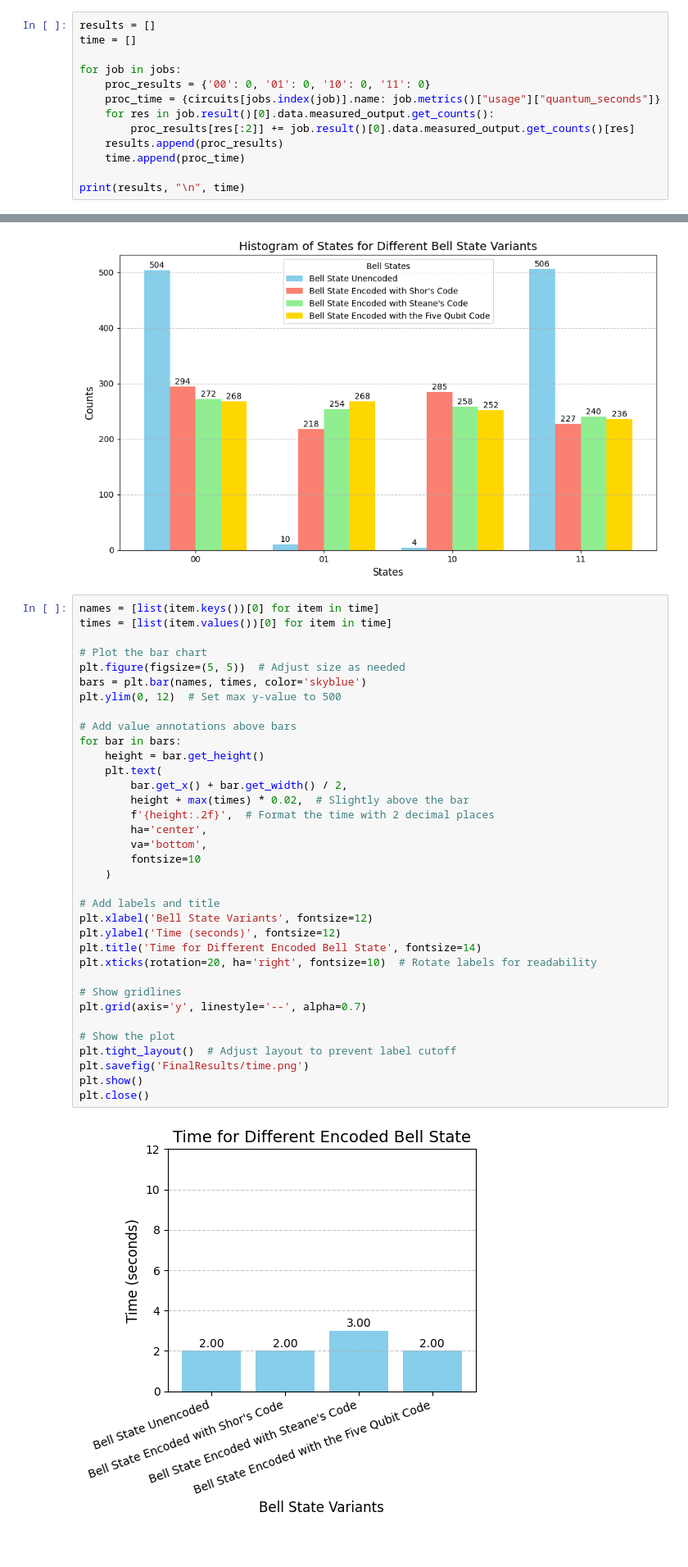
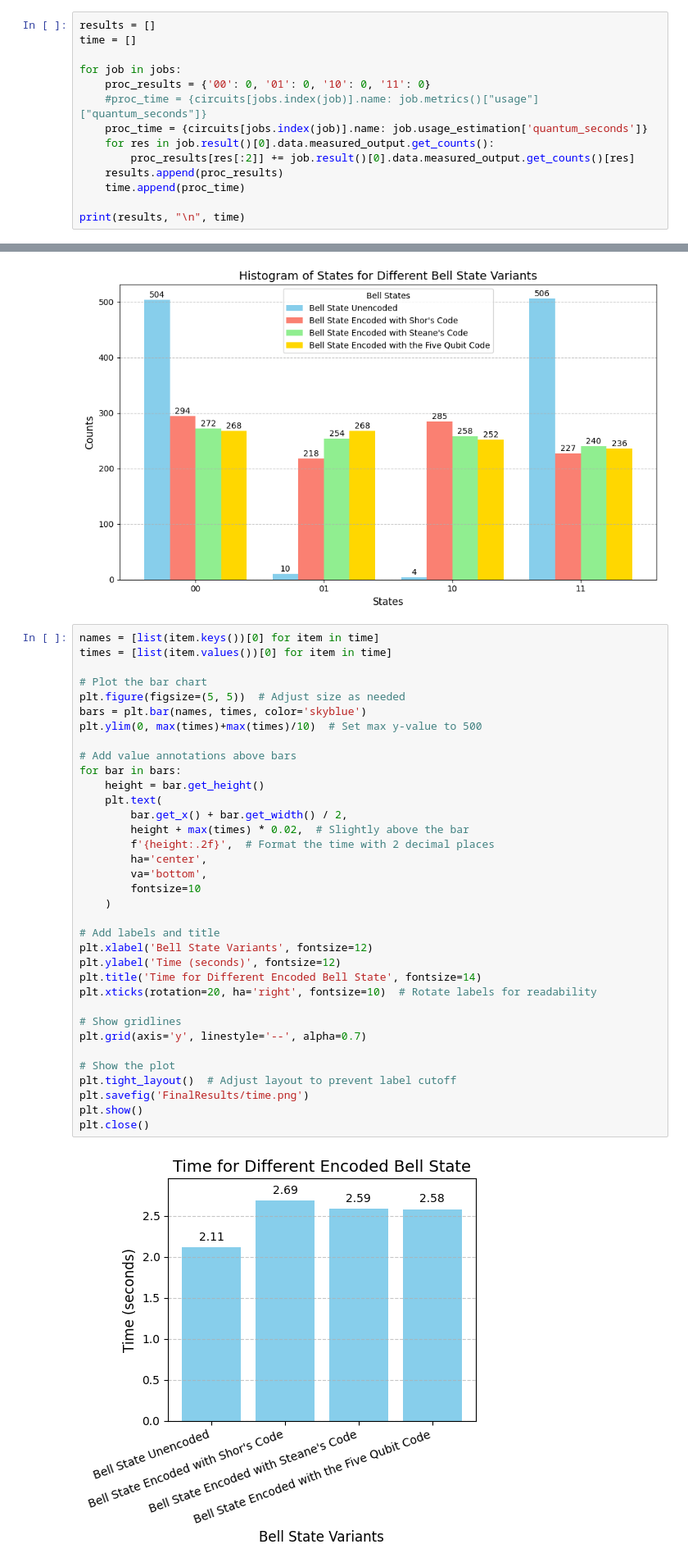
Before and after one commit to squid2010/ISEF2024-25, a Jupyter notebook: main.ipynb, the cells around one changed output, grey strips where cells are left out. Shown: that part at 82% size. Drawn from its saved outputs; the diff is of its cells as text.

Commit message:
changed time to be based off of estimations

```diff
--- a/main.ipynb
+++ b/main.ipynb
@@ -241,7 +241,8 @@ time = []
 
 for job in jobs:
     proc_results = {'00': 0, '01': 0, '10': 0, '11': 0}
-    proc_time = {circuits[jobs.index(job)].name: job.metrics()["usage"]["quantum_seconds"]}
+    #proc_time = {circuits[jobs.index(job)].name: job.metrics()["usage"]["quantum_seconds"]}
+    proc_time = {circuits[jobs.index(job)].name: job.usage_estimation['quantum_seconds']}
     for res in job.result()[0].data.measured_output.get_counts():
         proc_results[res[:2]] += job.result()[0].data.measured_output.get_counts()[res]
     results.append(proc_results)
@@ -307,33 +308,33 @@ times = [list(item.values())[0] for item in time]
 # Plot the bar chart
 plt.figure(figsize=(5, 5))  # Adjust size as needed
 bars = plt.bar(names, times, color='skyblue')
-plt.ylim(0, 12)  # Set max y-value to 500
+plt.ylim(0, max(times)+max(times)/10)  # Set max y-value to 500
 
 # Add value annotations above bars
 for bar in bars:
     height = bar.get_height()
     plt.text(
         bar.get_x() + bar.get_width() / 2,
         height + max(times) * 0.02,  # Slightly above the bar
         f'{height:.2f}',  # Format the time with 2 decimal places
         ha='center',
         va='bottom',
         fontsize=10
     )
 
 # Add labels and title
 plt.xlabel('Bell State Variants', fontsize=12)
 plt.ylabel('Time (seconds)', fontsize=12)
 plt.title('Time for Different Encoded Bell State', fontsize=14)
 plt.xticks(rotation=20, ha='right', fontsize=10)  # Rotate labels for readability
 
 # Show gridlines
 plt.grid(axis='y', linestyle='--', alpha=0.7)
 
 # Show the plot
 plt.tight_layout()  # Adjust layout to prevent label cutoff
 plt.savefig('FinalResults/time.png')
 plt.show()
 plt.close()
 # %% [output]
-[figure, old version]
+[figure, new version]
```
Also changed, not shown: parts of 1 cell of this notebook, 1 other file.
